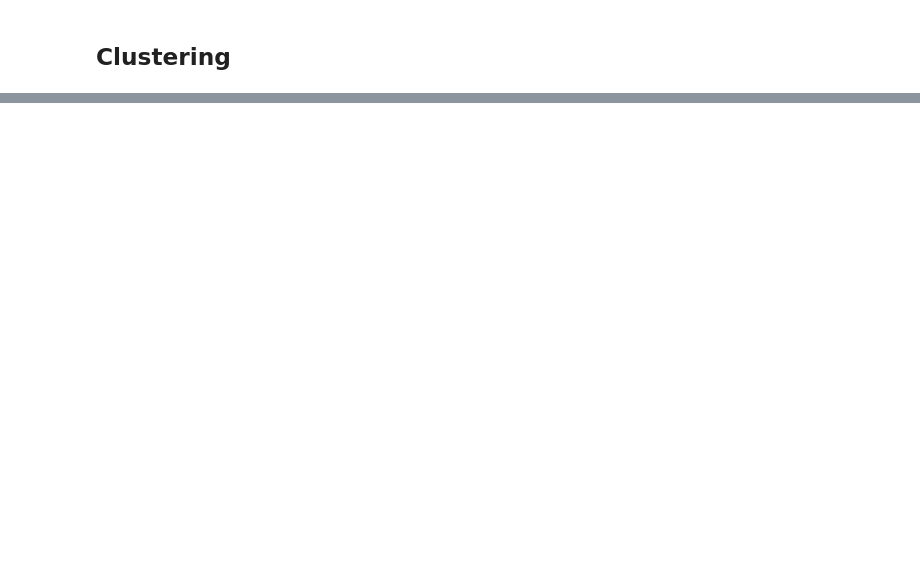
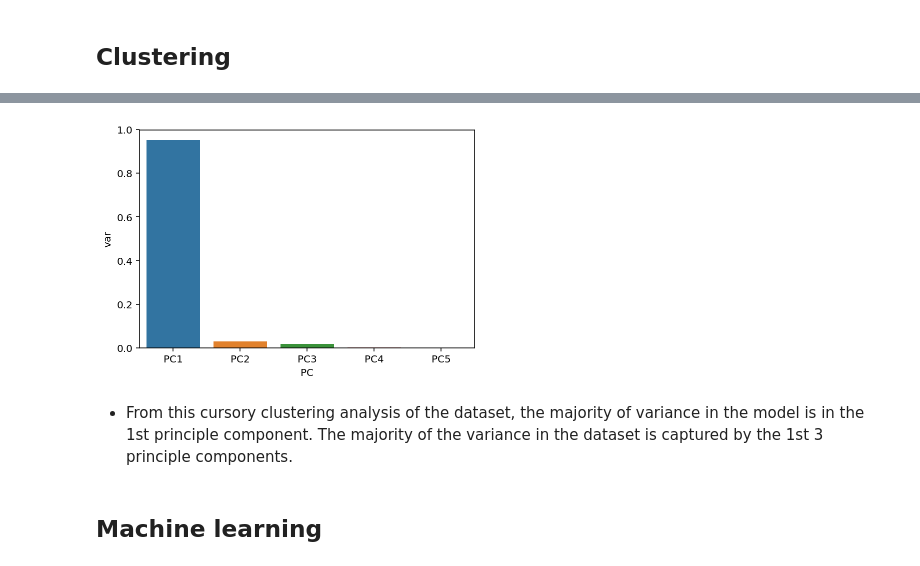
Before and after one commit to scheckley/online-retail, a Jupyter notebook: analysis.ipynb, the cells around one changed output, grey strips where cells are left out. Saved outputs shown, nothing was run; the diff lists cells and outputs as text; code cells hidden in the pictures; blank space fills up the shorter version.

```diff
--- a/analysis.ipynb
+++ b/analysis.ipynb
@@ -543,4 +494,0 @@ data = pd.concat([data, type_hash], axis=1)
-# %%
-cluster_data = data.copy()
-Xdata = data.copy()
-ydata = data['spend_label']
@@ -639,0 +612,4 @@ basket = top_basket.groupby(['InvoiceNo', 'Description'])['Quantity'].sum().unst
+# %%
+learning_data = cluster_data.reset_index(drop=True)
+# %%
+xdata = learning_data.copy()
@@ -639,0 +626,7 @@ basket = top_basket.groupby(['InvoiceNo', 'Description'])['Quantity'].sum().unst
+# %%
+pca = decomposition.PCA(n_components=5)
+pc = pca.fit_transform(xdata[:10000]) #PCA is being performed on the 1st 10000 data points due to limited compute resource
+
+pc_df = pd.DataFrame(data = pc ,
+        columns = ['PC1', 'PC2','PC3','PC4', 'PC5'])
+pc_df.head()
@@ -639,0 +640,12 @@ basket = top_basket.groupby(['InvoiceNo', 'Description'])['Quantity'].sum().unst
+# %%
+# plot the variance
+df = pd.DataFrame({'var':pca.explained_variance_ratio_,
+             'PC':['PC1','PC2','PC3','PC4', 'PC5']})
+sns.barplot(x='PC',y="var",
+           data=df);
+# %% [output]
+[figure, added]
+# %% [markdown]
+* From this cursory clustering analysis of the dataset, the majority of variance in the model is in the 1st principle component. The majority of the variance in the dataset is captured by the 1st 3 principle components.
+# %% [markdown]
+## Machine learning
```
Also changed, not shown: parts of 73 cells of this notebook.
